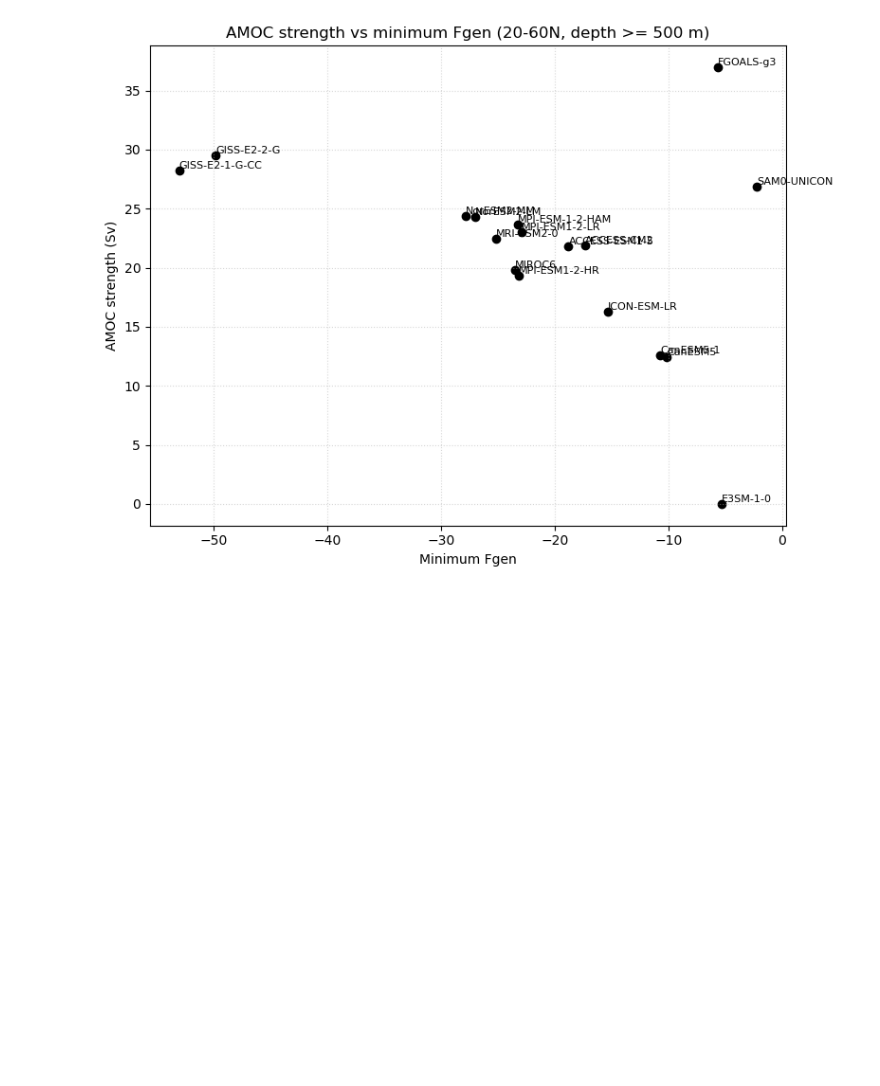
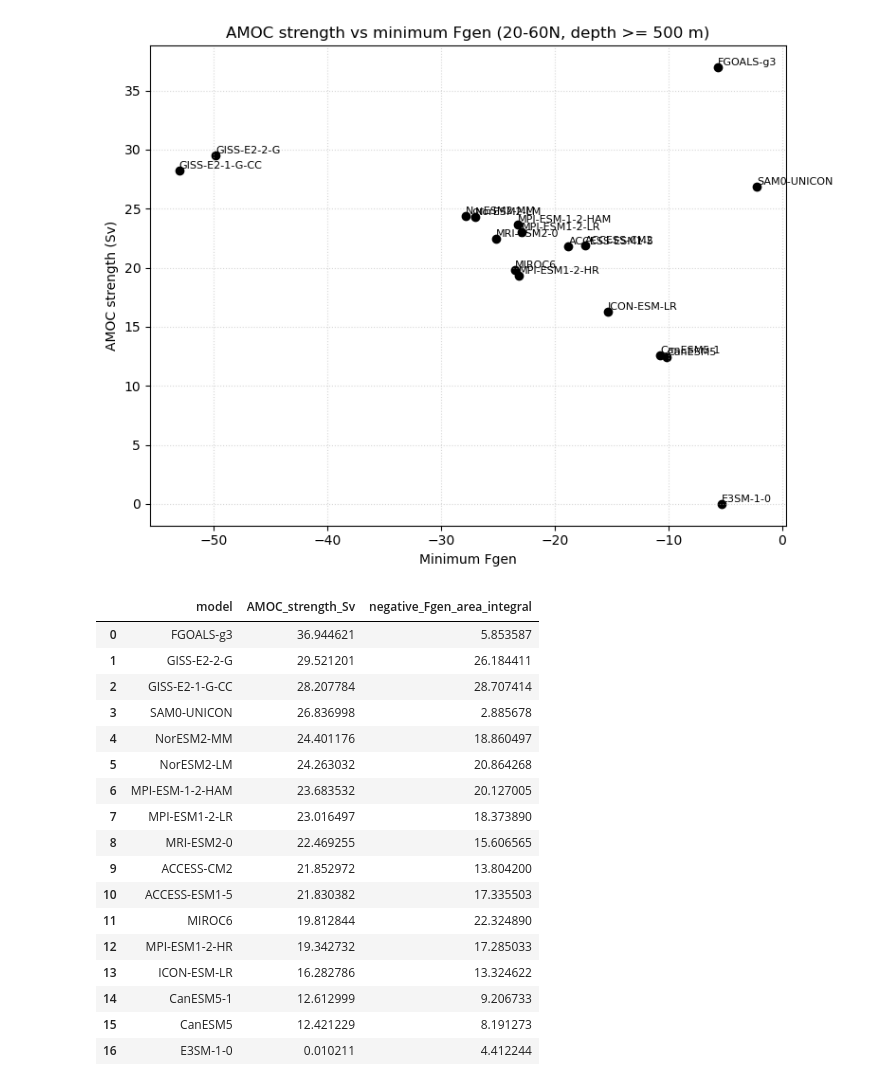
Before and after one commit to xuxingcheng/AMOC-Model-Performance-Analysis, a Jupyter notebook: scripts/FgenEvaluation/AMOC_evaluation.ipynb, the cells around one changed output. Saved outputs shown, nothing was run; the diff lists cells and outputs as text; code cells hidden in the pictures; blank space fills up the shorter version.

```diff
--- a/scripts/FgenEvaluation/AMOC_evaluation.ipynb
+++ b/scripts/FgenEvaluation/AMOC_evaluation.ipynb
@@ -418,3 +424,44 @@ plt.tight_layout()
 plt.show()
 # %% [output]
 [figure]
+# %%
+amoc_fgen_negative_area_rows = []
+
+for model in common_models:
+    amoc_fgen_negative_area_rows.append(
+        {
+            "model": model,
+            "AMOC_strength_Sv": amoc_strength(
+                amoc_climatology_dict[model],
+                lat_bounds=lat_bounds,
+                min_depth=min_depth,
+            ),
+            "negative_Fgen_area_integral": negative_fgen_area_integral(fgen_dict[model]),
+        }
+    )
+
+amoc_fgen_negative_area_summary = pandas.DataFrame(amoc_fgen_negative_area_rows)
+amoc_fgen_negative_area_summary = amoc_fgen_negative_area_summary.sort_values(
+    "AMOC_strength_Sv",
+    ascending=False,
+).reset_index(drop=True)
+amoc_fgen_negative_area_summary
+# %% [output]
+|  | model | AMOC_strength_Sv | negative_Fgen_area_integral |
+| 0 | FGOALS-g3 | 36.944621 | 5.853587 |
+| 1 | GISS-E2-2-G | 29.521201 | 26.184411 |
+| 2 | GISS-E2-1-G-CC | 28.207784 | 28.707414 |
+| 3 | SAM0-UNICON | 26.836998 | 2.885678 |
+| 4 | NorESM2-MM | 24.401176 | 18.860497 |
+| 5 | NorESM2-LM | 24.263032 | 20.864268 |
+| 6 | MPI-ESM-1-2-HAM | 23.683532 | 20.127005 |
+| 7 | MPI-ESM1-2-LR | 23.016497 | 18.373890 |
+| 8 | MRI-ESM2-0 | 22.469255 | 15.606565 |
+| 9 | ACCESS-CM2 | 21.852972 | 13.804200 |
+| 10 | ACCESS-ESM1-5 | 21.830382 | 17.335503 |
+| 11 | MIROC6 | 19.812844 | 22.324890 |
+| 12 | MPI-ESM1-2-HR | 19.342732 | 17.285033 |
+| 13 | ICON-ESM-LR | 16.282786 | 13.324622 |
+| 14 | CanESM5-1 | 12.612999 | 9.206733 |
+| 15 | CanESM5 | 12.421229 | 8.191273 |
+| 16 | E3SM-1-0 | 0.010211 | 4.412244 |
```
Also changed, not shown: parts of 2 cells of this notebook.
